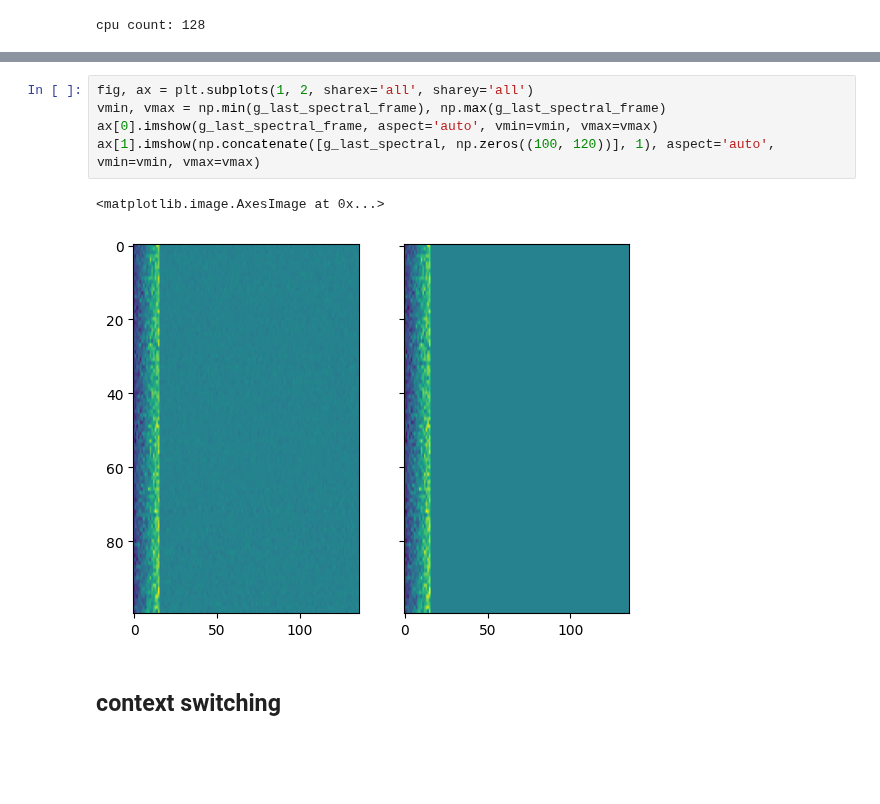
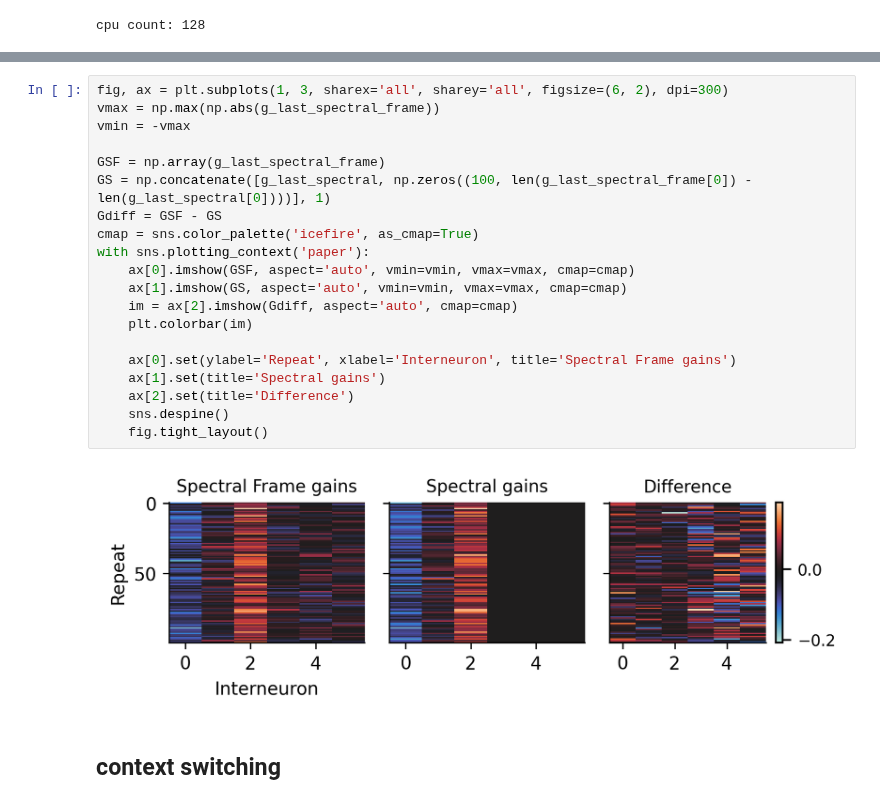
Before and after one commit to lyndond/frame_whitening, a Jupyter notebook: figures/grassmann.ipynb, the cells around one changed output, grey strips where cells are left out. Saved outputs shown, nothing was run; the diff lists cells and outputs as text; blank space fills up the shorter version.

```diff
--- a/figures/grassmann.ipynb
+++ b/figures/grassmann.ipynb
@@ -123,11 +131,25 @@ with sns.plotting_context("paper", font_scale=1):
-# %%
-fig, ax = plt.subplots(1, 2, sharex='all', sharey='all')
-vmin, vmax = np.min(g_last_spectral_frame), np.max(g_last_spectral_frame)
-ax[0].imshow(g_last_spectral_frame, aspect='auto', vmin=vmin, vmax=vmax)
-ax[1].imshow(np.concatenate([g_last_spectral, np.zeros((100, 120))], 1), aspect='auto', vmin=vmin, vmax=vmax)
-# %% [output]
-<matplotlib.image.AxesImage at 0x...>
-[figure, removed]
+# %%
+fig, ax = plt.subplots(1, 3, sharex='all', sharey='all', figsize=(6, 2), dpi=300)
+vmax = np.max(np.abs(g_last_spectral_frame))
+vmin = -vmax
+
+GSF = np.array(g_last_spectral_frame)
+GS = np.concatenate([g_last_spectral, np.zeros((100, len(g_last_spectral_frame[0]) - len(g_last_spectral[0])))], 1)
+Gdiff = GSF - GS
+cmap = sns.color_palette('icefire', as_cmap=True)
+with sns.plotting_context('paper'):
+    ax[0].imshow(GSF, aspect='auto', vmin=vmin, vmax=vmax, cmap=cmap)
+    ax[1].imshow(GS, aspect='auto', vmin=vmin, vmax=vmax, cmap=cmap)
+    im = ax[2].imshow(Gdiff, aspect='auto', cmap=cmap)
+    plt.colorbar(im)
+
+    ax[0].set(ylabel='Repeat', xlabel='Interneuron', title='Spectral Frame gains')
+    ax[1].set(title='Spectral gains')
+    ax[2].set(title='Difference')
+    sns.despine()
+    fig.tight_layout()
+# %% [output]
+[figure, added]
 # %% [markdown]
 ## context switching
 # %%
```
Also changed, not shown: parts of 7 cells of this notebook, 8 other files.
